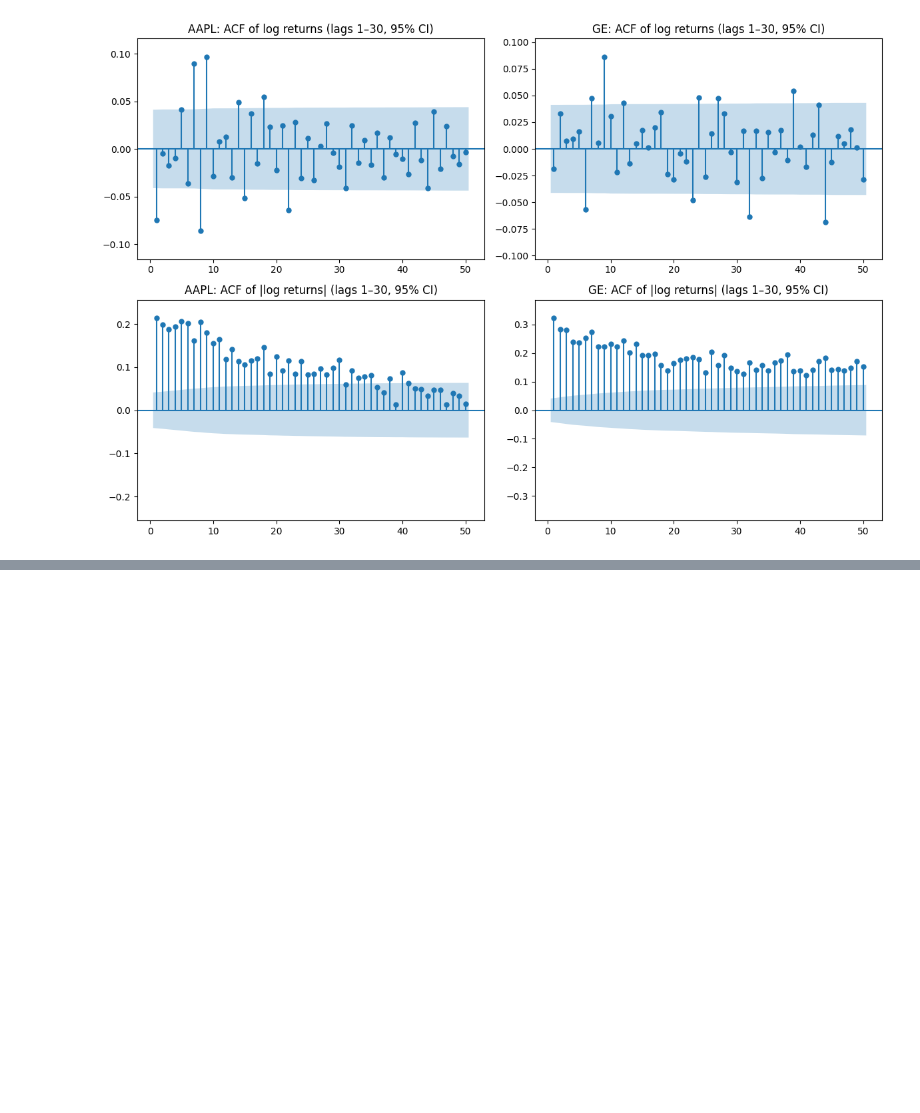
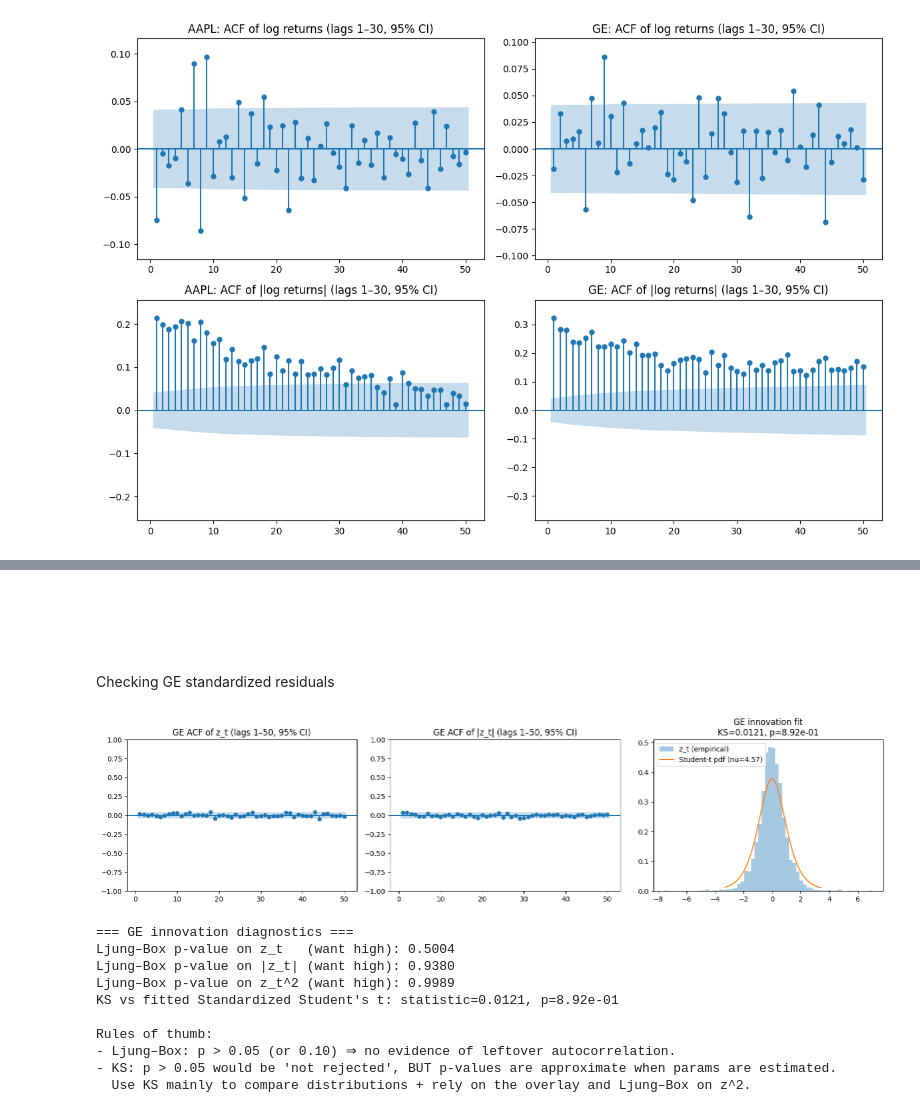
Before and after one commit to isak-drougge/applications-copula-methods-in-finance, a Jupyter notebook: notebooks/01_explore_marginal_distributions.ipynb, the cells around one changed output, grey strips where cells are left out. Saved outputs shown, nothing was run; the diff lists cells and outputs as text; code cells hidden in the pictures; blank space fills up the shorter version.

```diff
--- a/notebooks/01_explore_marginal_distributions.ipynb
+++ b/notebooks/01_explore_marginal_distributions.ipynb
@@ -301,2 +713,19 @@ plt.show()
+# %% [markdown]
+<br><br><br><br>
+Checking GE standardized residuals
+# %%
+a = innovation_diagnostics(ge_garch,   best_res["GE"],   name="GE",   lags=50)
+# %% [output]
+[figure, added]
+=== GE innovation diagnostics ===
+Ljung–Box p-value on z_t   (want high): 0.5004
+Ljung–Box p-value on |z_t| (want high): 0.9380
+Ljung–Box p-value on z_t^2 (want high): 0.9989
+KS vs fitted Standardized Student's t: statistic=0.0121, p=8.92e-01
+
+Rules of thumb:
+- Ljung–Box: p > 0.05 (or 0.10) ⇒ no evidence of leftover autocorrelation.
+- KS: p > 0.05 would be 'not rejected', BUT p-values are approximate when params are estimated.
+  Use KS mainly to compare distributions + rely on the overlay and Ljung–Box on z^2.
 # %% [markdown]
 <br><br><br><br>
```
Also changed, not shown: parts of 40 cells of this notebook.
